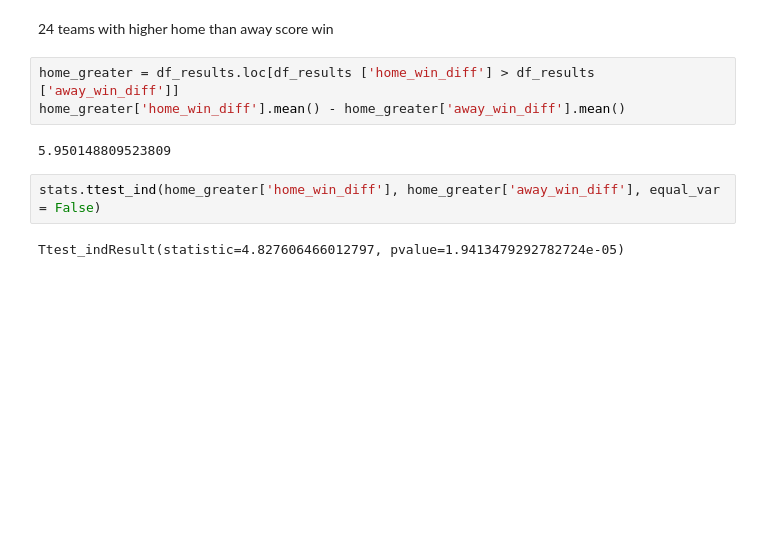
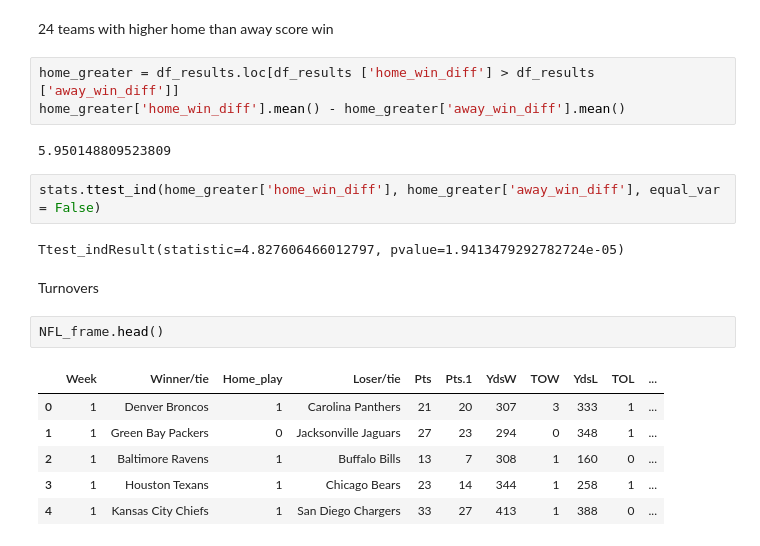
Before and after one commit to bsuwirjo/cogs108FinalProject, a Jupyter notebook: Football.ipynb, the cells around one changed output. Cells and saved outputs as stored; diff of their text form; blank space fills up the shorter version.

```diff
--- a/Football.ipynb
+++ b/Football.ipynb
@@ -117,3 +117,14 @@ home_greater['home_win_diff'].mean() - home_greater['away_win_diff'].mean()
 stats.ttest_ind(home_greater['home_win_diff'], home_greater['away_win_diff'], equal_var = False)
 # %% [output]
 Ttest_indResult(statistic=4.827606466012797, pvalue=1.9413479292782724e-05)
+# %% [markdown]
+Turnovers
+# %%
+NFL_frame.head()
+# %% [output]
+|  | Week | Winner/tie | Home_play | Loser/tie | Pts | Pts.1 | YdsW | TOW | YdsL | TOL | ... |
+| 0 | 1 | Denver Broncos | 1 | Carolina Panthers | 21 | 20 | 307 | 3 | 333 | 1 | ... |
+| 1 | 1 | Green Bay Packers | 0 | Jacksonville Jaguars | 27 | 23 | 294 | 0 | 348 | 1 | ... |
+| 2 | 1 | Baltimore Ravens | 1 | Buffalo Bills | 13 | 7 | 308 | 1 | 160 | 0 | ... |
+| 3 | 1 | Houston Texans | 1 | Chicago Bears | 23 | 14 | 344 | 1 | 258 | 1 | ... |
+| 4 | 1 | Kansas City Chiefs | 1 | San Diego Chargers | 33 | 27 | 413 | 1 | 388 | 0 | ... |
```
Also changed, not shown: parts of 2 cells of this notebook.
